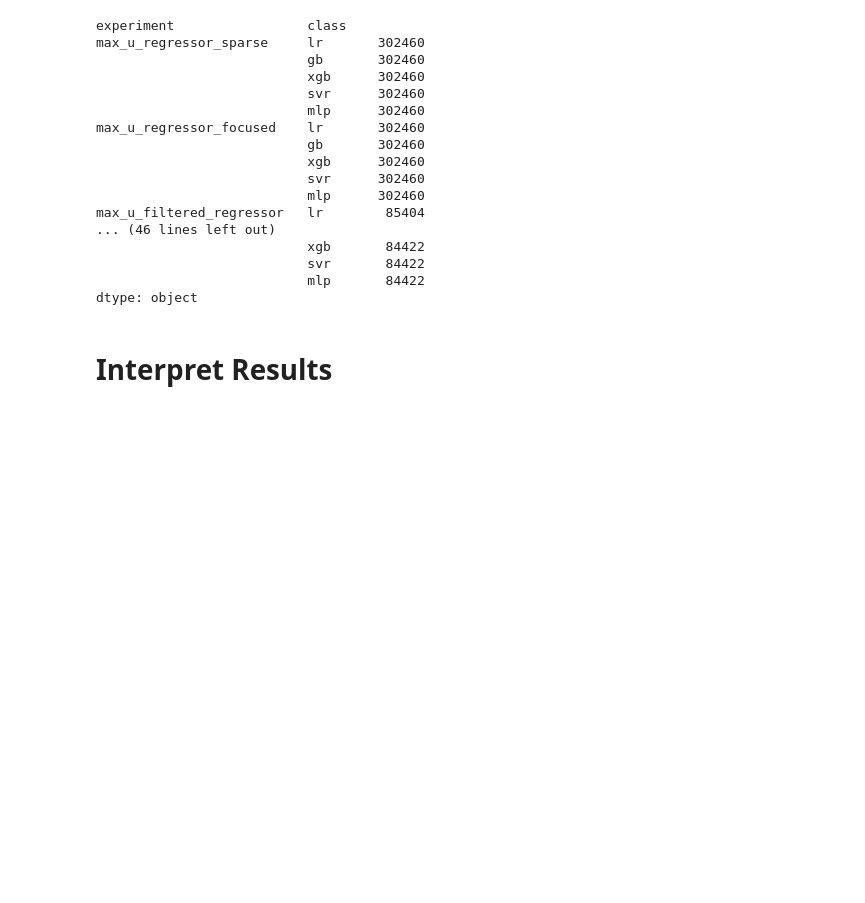
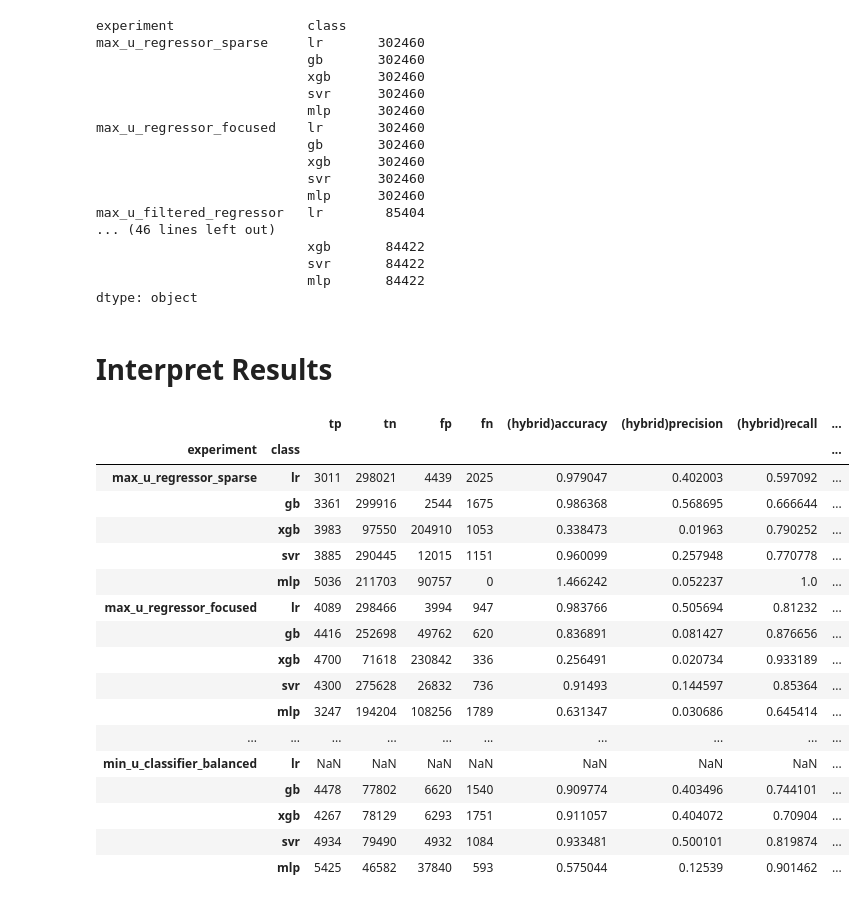
Before and after one commit to jamilsonjr/AI-to-forecast-constraints-in-the-energy-systems, a Jupyter notebook: jupyter_notebooks/datasets_benchmark.ipynb, the cells around one changed output. Saved outputs shown, nothing was run; the diff lists cells and outputs as text; code cells hidden in the pictures; blank space fills up the shorter version.

```diff
--- a/jupyter_notebooks/datasets_benchmark.ipynb
+++ b/jupyter_notebooks/datasets_benchmark.ipynb
@@ -972,5 +977,27 @@ dtype: object
 # %% [markdown]
 # Interpret Results
 # %%
-df['q'] =  (df['tp'] + df['fn']) / (df['fp'] + df['tn'])
+df['q'] =  (df['tp'] + df['fn']) / (df['fp'] + df['tn'] + df['tp'] + df['fn'])
 df['f1_coin'] = (2*df['q'])/(df['q']+1)
+# %%
+df.to_csv(index=False)
+df
+# %% [output]
+|  |  | tp | tn | fp | fn | (hybrid)accuracy | (hybrid)precision | (hybrid)recall | ... |
+| experiment | class |  |  |  |  |  |  |  | ... |
+| max_u_regressor_sparse | lr | 3011 | 298021 | 4439 | 2025 | 0.979047 | 0.402003 | 0.597092 | ... |
+|  | gb | 3361 | 299916 | 2544 | 1675 | 0.986368 | 0.568695 | 0.666644 | ... |
+|  | xgb | 3983 | 97550 | 204910 | 1053 | 0.338473 | 0.01963 | 0.790252 | ... |
+|  | svr | 3885 | 290445 | 12015 | 1151 | 0.960099 | 0.257948 | 0.770778 | ... |
+|  | mlp | 5036 | 211703 | 90757 | 0 | 1.466242 | 0.052237 | 1.0 | ... |
+| max_u_regressor_focused | lr | 4089 | 298466 | 3994 | 947 | 0.983766 | 0.505694 | 0.81232 | ... |
+|  | gb | 4416 | 252698 | 49762 | 620 | 0.836891 | 0.081427 | 0.876656 | ... |
+|  | xgb | 4700 | 71618 | 230842 | 336 | 0.256491 | 0.020734 | 0.933189 | ... |
+|  | svr | 4300 | 275628 | 26832 | 736 | 0.91493 | 0.144597 | 0.85364 | ... |
+|  | mlp | 3247 | 194204 | 108256 | 1789 | 0.631347 | 0.030686 | 0.645414 | ... |
+| ... | ... | ... | ... | ... | ... | ... | ... | ... | ... |
+| min_u_classifier_balanced | lr | NaN | NaN | NaN | NaN | NaN | NaN | NaN | ... |
+|  | gb | 4478 | 77802 | 6620 | 1540 | 0.909774 | 0.403496 | 0.744101 | ... |
+|  | xgb | 4267 | 78129 | 6293 | 1751 | 0.911057 | 0.404072 | 0.70904 | ... |
+|  | svr | 4934 | 79490 | 4932 | 1084 | 0.933481 | 0.500101 | 0.819874 | ... |
+|  | mlp | 5425 | 46582 | 37840 | 593 | 0.575044 | 0.12539 | 0.901462 | ... |
```
Also changed, not shown: parts of 4 cells of this notebook, 1 other file.
